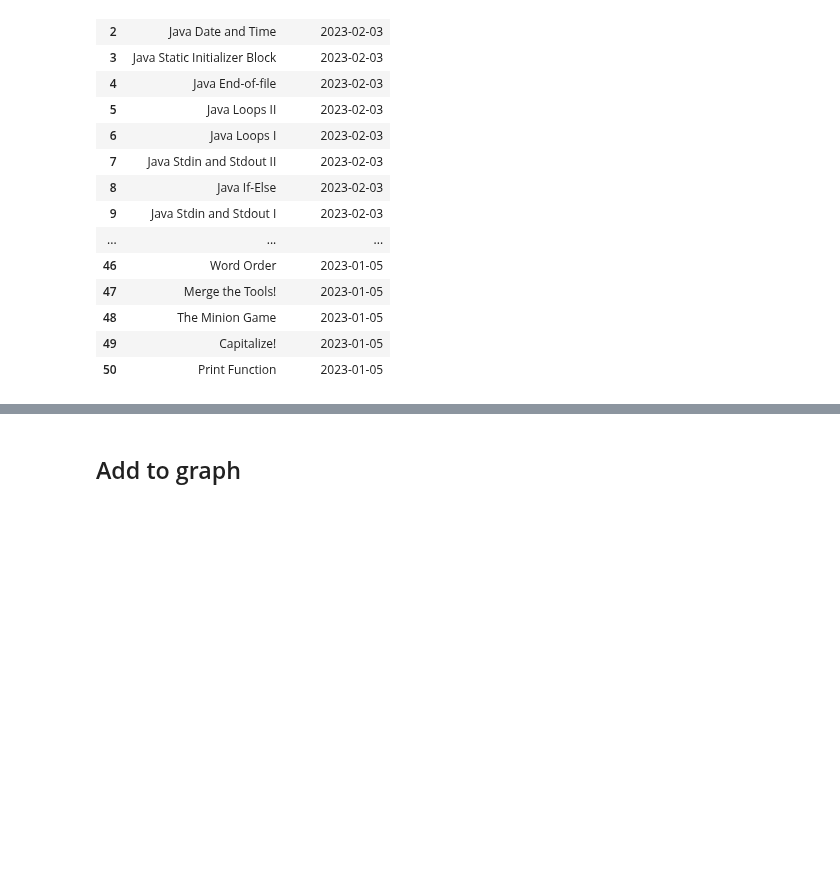
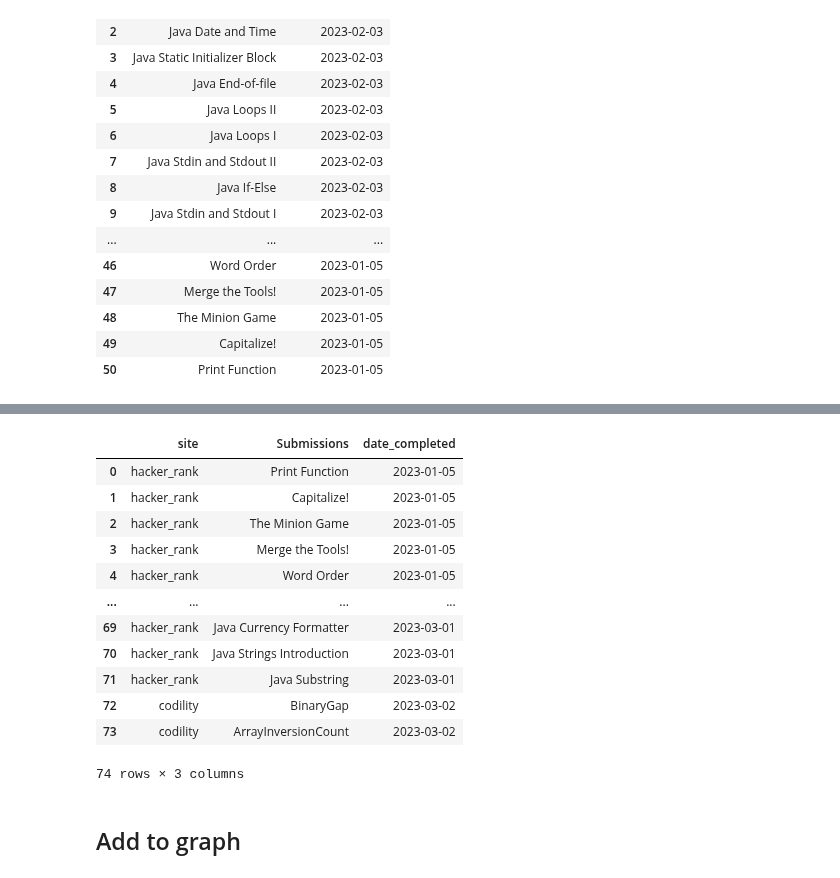
Before and after one commit to emilycardwell/my-jobs, a Jupyter notebook: jupyter_notebooks/prep_coding_editing.ipynb, the cells around one changed output, grey strips where cells are left out. Saved outputs shown, nothing was run; the diff lists cells and outputs as text; code cells hidden in the pictures; blank space fills up the shorter version.

```diff
--- a/jupyter_notebooks/prep_coding_editing.ipynb
+++ b/jupyter_notebooks/prep_coding_editing.ipynb
@@ -115,0 +152,17 @@ data_path = os.getenv('DATA_PATH')
+# %%
+old_prep_df = read_df('prep*')
+old_prep_df
+# %% [output]
+|  | site | Submissions | date_completed |
+| 0 | hacker_rank | Print Function | 2023-01-05 |
+| 1 | hacker_rank | Capitalize! | 2023-01-05 |
+| 2 | hacker_rank | The Minion Game | 2023-01-05 |
+| 3 | hacker_rank | Merge the Tools! | 2023-01-05 |
+| 4 | hacker_rank | Word Order | 2023-01-05 |
+| ... | ... | ... | ... |
+| 69 | hacker_rank | Java Currency Formatter | 2023-03-01 |
+| 70 | hacker_rank | Java Strings Introduction | 2023-03-01 |
+| 71 | hacker_rank | Java Substring | 2023-03-01 |
+| 72 | codility | BinaryGap | 2023-03-02 |
+| 73 | codility | ArrayInversionCount | 2023-03-02 |
+74 rows × 3 columns
```
Also changed, not shown: parts of 12 cells of this notebook, 6 other files.
